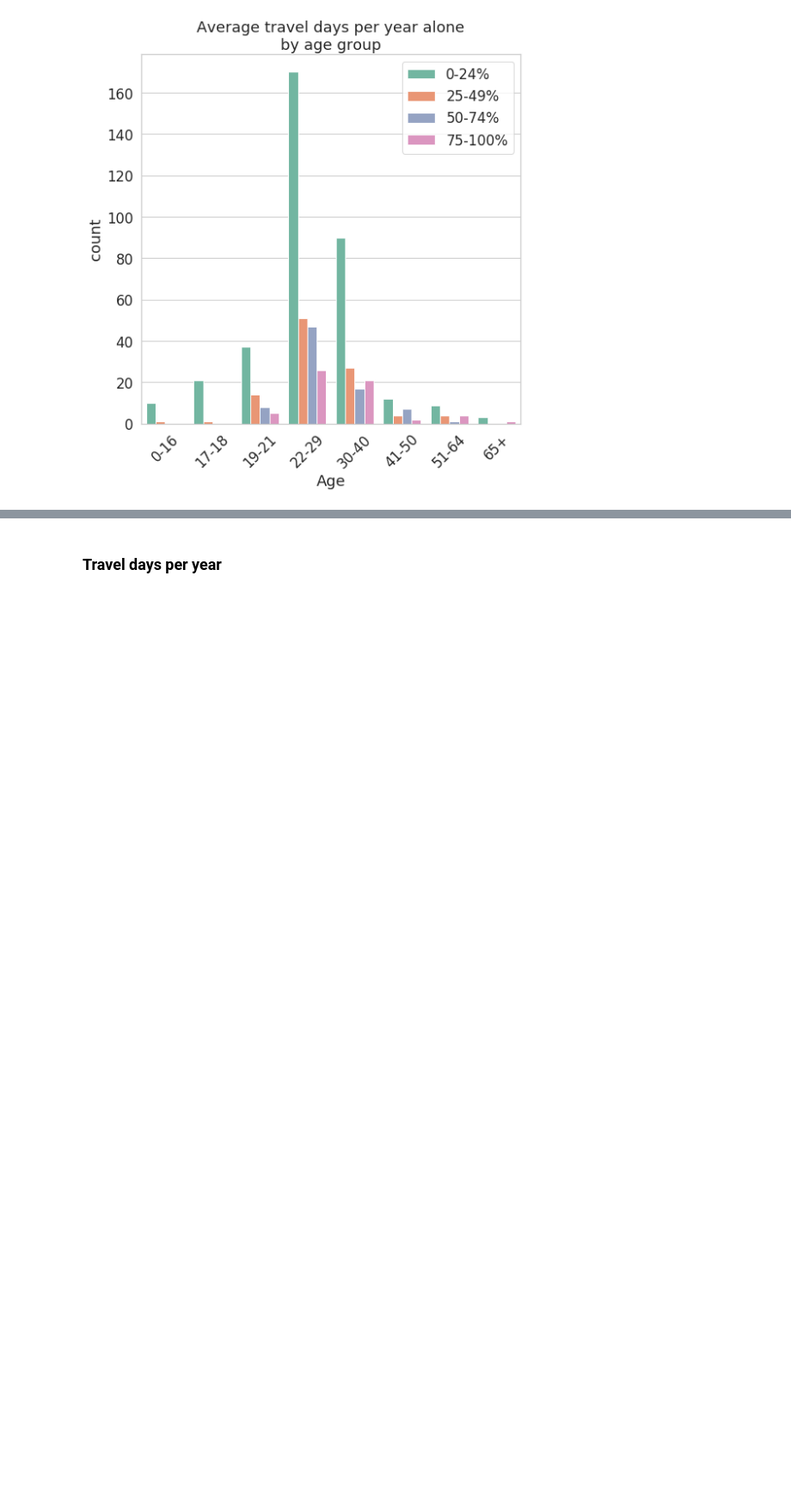
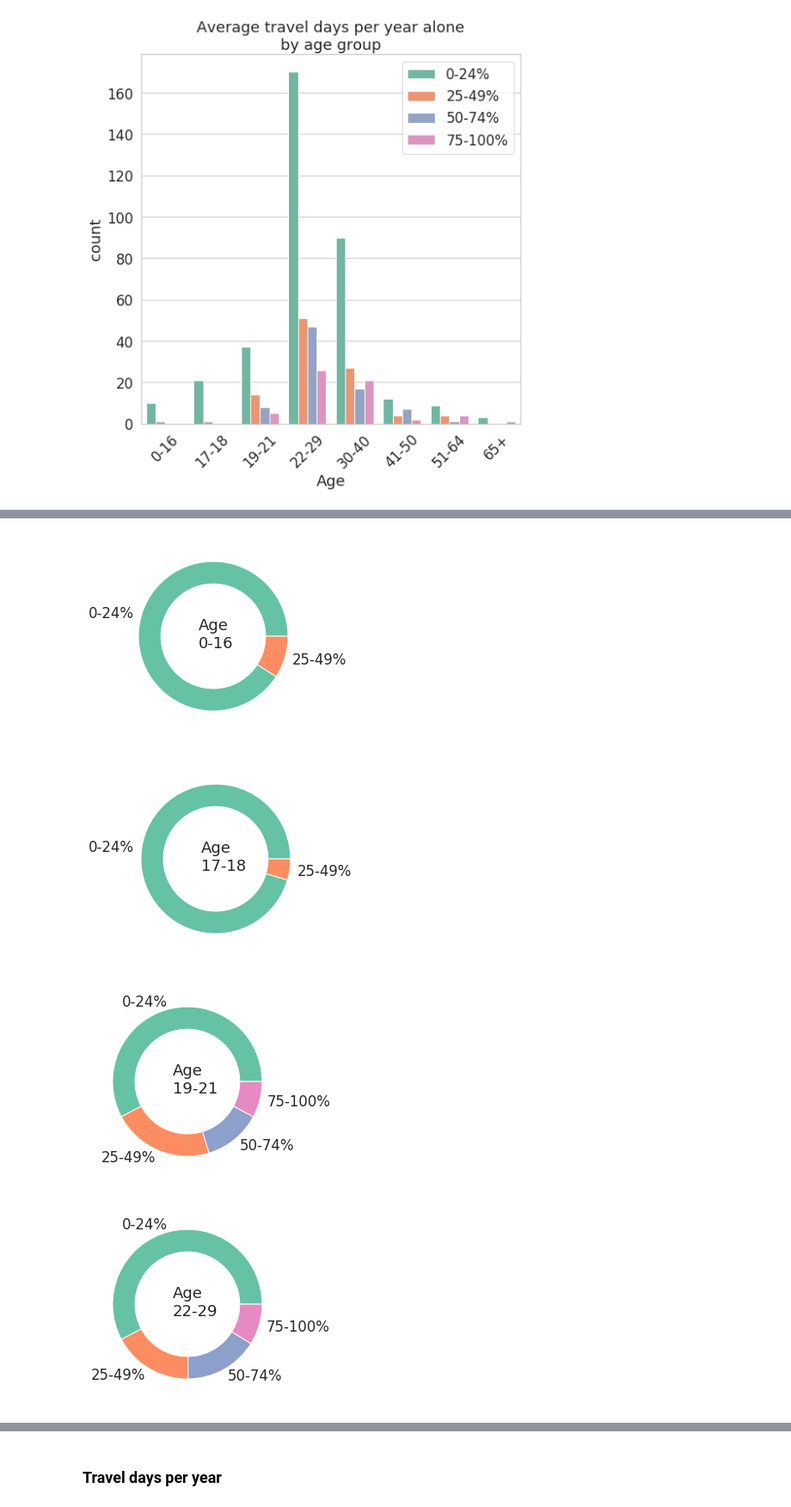
Before and after one commit to kairstenfay/data-viz, a Jupyter notebook: r-travel-data-battle.ipynb, the cells around one changed output, grey strips where cells are left out. Shown at 86% size. Cells and saved outputs as stored; diff of their text form; code cells hidden in the pictures; blank space fills up the shorter version.

Commit message:
got facets to work for donuts

```diff
--- a/r-travel-data-battle.ipynb
+++ b/r-travel-data-battle.ipynb
@@ -356,0 +400,29 @@ test[::-1]
+# %%
+df = df.sort_values('Age')
+temp = df[df.Age.notnull()]
+
+f, ax = plt.subplots()
+f.set_size_inches(12, 18)
+
+# plt.tight_layout()
+index = 1
+num_cols = 3
+num_rows = num_cols + len(temp['Age'].unique()) % 3
+plt.title('alone time')
+plt.tight_layout()
+plt.subplot(num_rows, num_cols, 1)
+
+for i in temp['Age'].unique():
+    sub_df, og = gen_sub_df(temp[temp['Age'] == i], 'Age', 'Avg. travel days/year alone')
+
+    # Create a circle for the center of the plot
+    my_circle=plt.Circle( (0,0), 0.7, color='white')
+
+    plt.pie(sub_df.T, labels=sub_df.columns, colors=sns.color_palette('Set2'))
+    p=plt.gcf()
+    p.gca().add_artist(my_circle)
+    plt.annotate('Ages\n' + sub_df.T.columns[0], (-.2, -.15))
+
+    plt.subplot(num_rows, num_cols, index + 1)
+    index += 1
+plt.show()
@@ -356,0 +433,10 @@ test[::-1]
+# %%
+df = df.sort_values('Age')
+temp = df[df.Age.notnull()]
+
+donut_charts(df, 'Age', 'Avg. travel days/year alone', 'Title')
+# %% [output]
+[figure, added]
+[figure, added]
+[figure, added]
+[figure, added]
```
Also changed, not shown: parts of 39 cells of this notebook.
